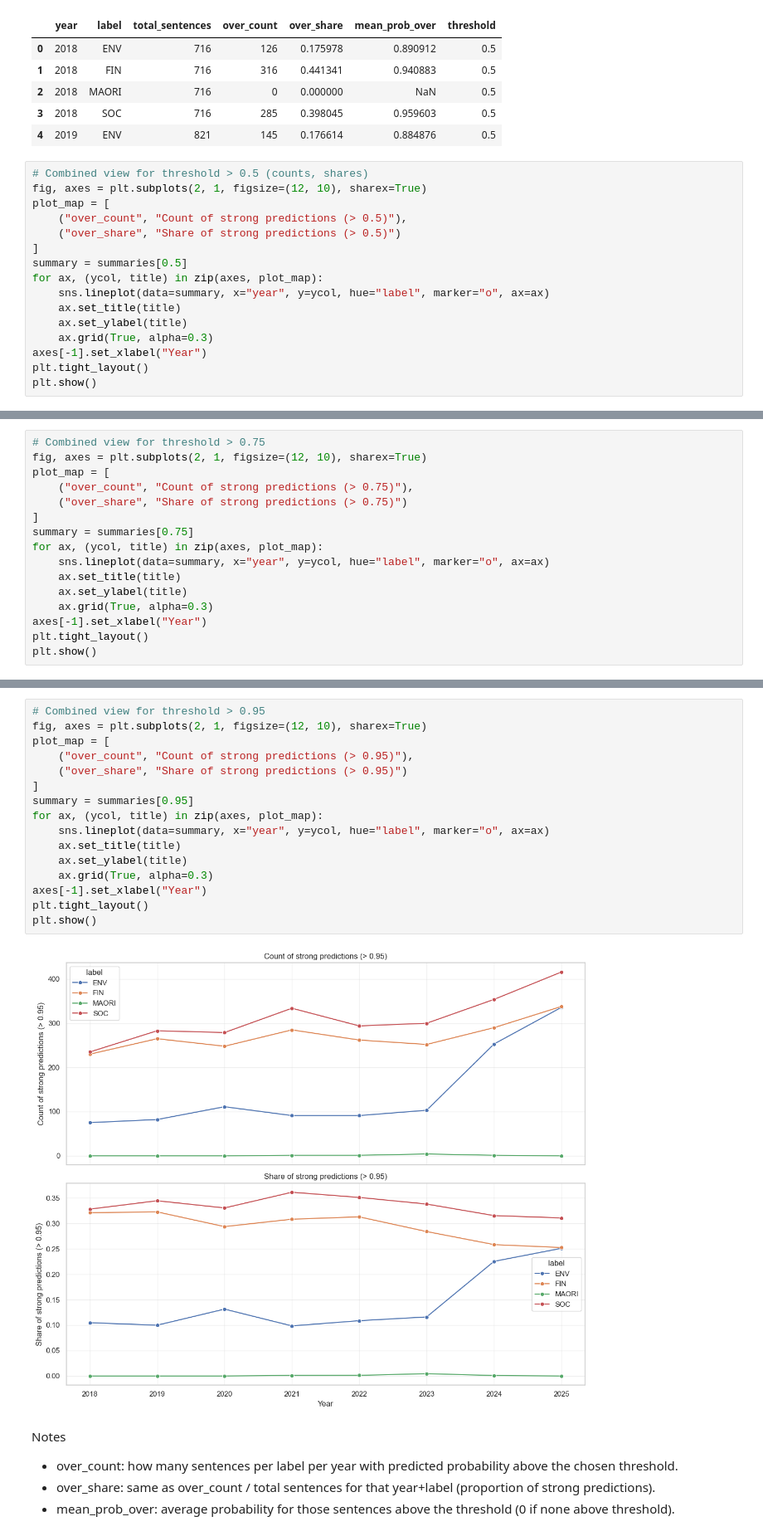
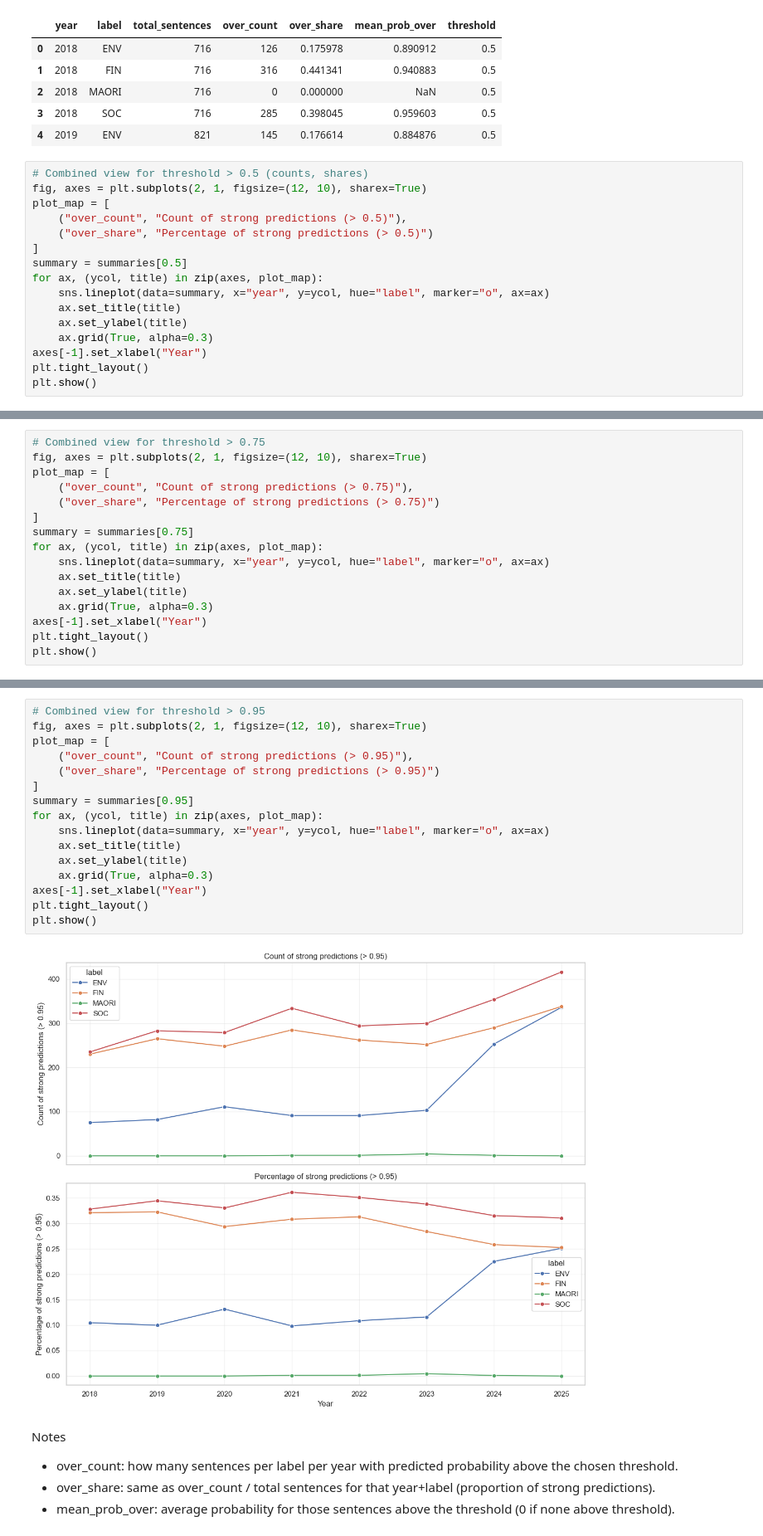
Before and after one commit to Jinkyx7/bert-result-visualisation, a Jupyter notebook: probability_visualisation_BGP.ipynb, the cells around one changed output, grey strips where cells are left out. Shown at 83% size. Saved outputs shown, nothing was run; the diff lists cells and outputs as text.

```diff
--- a/probability_visualisation_BGP.ipynb
+++ b/probability_visualisation_BGP.ipynb
@@ -113,7 +113,7 @@ summaries[0.5].head()
 fig, axes = plt.subplots(2, 1, figsize=(12, 10), sharex=True)
 plot_map = [
     ("over_count", "Count of strong predictions (> 0.5)"),
-    ("over_share", "Share of strong predictions (> 0.5)")
+    ("over_share", "Percentage of strong predictions (> 0.5)")
 ]
 summary = summaries[0.5]
 for ax, (ycol, title) in zip(axes, plot_map):
@@ -131,7 +131,7 @@ plt.show()
 fig, axes = plt.subplots(2, 1, figsize=(12, 10), sharex=True)
 plot_map = [
     ("over_count", "Count of strong predictions (> 0.75)"),
-    ("over_share", "Share of strong predictions (> 0.75)")
+    ("over_share", "Percentage of strong predictions (> 0.75)")
 ]
 summary = summaries[0.75]
 for ax, (ycol, title) in zip(axes, plot_map):
@@ -147,21 +147,21 @@ plt.show()
 # %%
 # Combined view for threshold > 0.95
 fig, axes = plt.subplots(2, 1, figsize=(12, 10), sharex=True)
 plot_map = [
     ("over_count", "Count of strong predictions (> 0.95)"),
-    ("over_share", "Share of strong predictions (> 0.95)")
+    ("over_share", "Percentage of strong predictions (> 0.95)")
 ]
 summary = summaries[0.95]
 for ax, (ycol, title) in zip(axes, plot_map):
     sns.lineplot(data=summary, x="year", y=ycol, hue="label", marker="o", ax=ax)
     ax.set_title(title)
     ax.set_ylabel(title)
     ax.grid(True, alpha=0.3)
 axes[-1].set_xlabel("Year")
 plt.tight_layout()
 plt.show()
 # %% [output]
-[figure, old version]
+[figure, new version]
 # %% [markdown]
 Notes
 - over_count: how many sentences per label per year with predicted probability above the chosen threshold.
```
Also changed, not shown: parts of 2 cells of this notebook, 2 other files.
